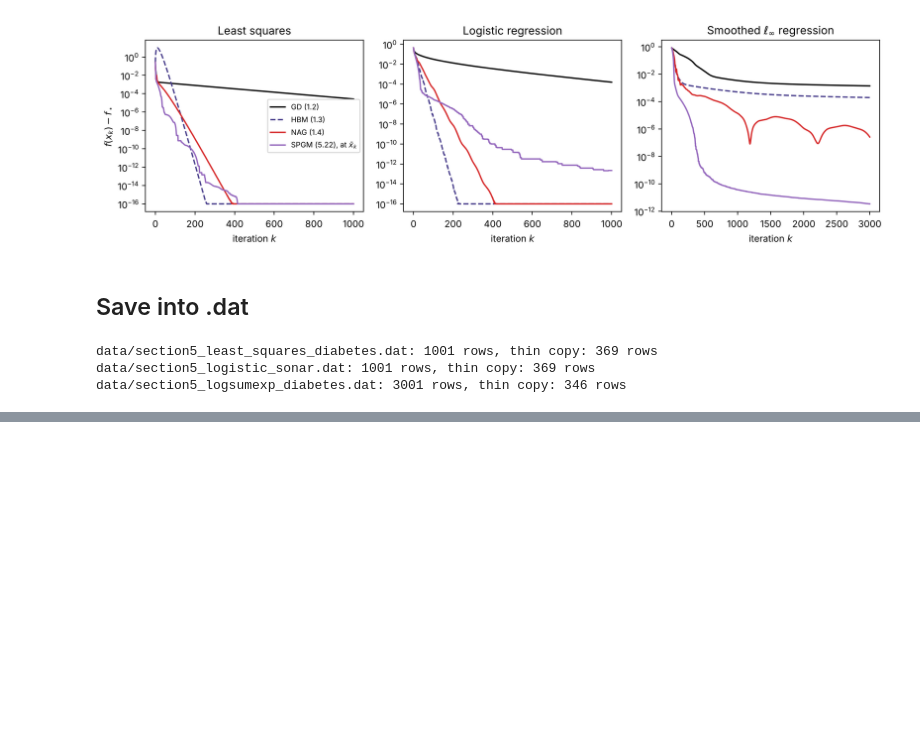
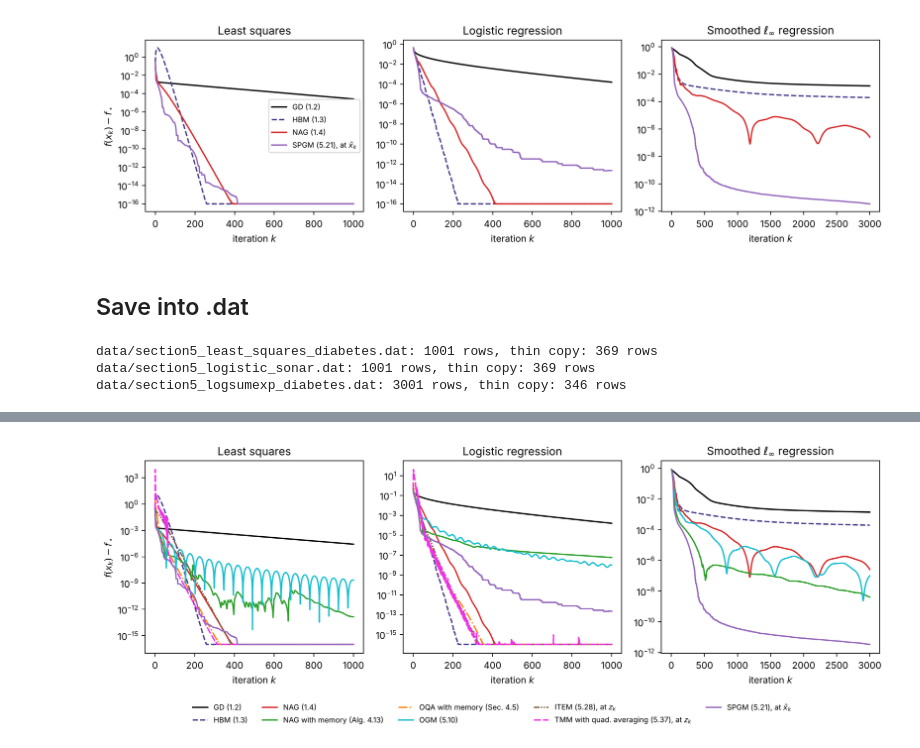
Before and after one commit to AccelerationMethods/Acta-Acceleration, a Jupyter notebook: Section5_experiments.ipynb, the cells around one changed output, grey strips where cells are left out. Cells and saved outputs as stored; diff of their text form; code cells hidden in the pictures; blank space fills up the shorter version.

```diff
--- a/Section5_experiments.ipynb
+++ b/Section5_experiments.ipynb
@@ -218,5 +218,6 @@ values = run_methods(f, grad, np.zeros(d), L, m, n_iter=N)
 values["SPGM"], weights = spgm(f, grad, np.zeros(d), L, n_iter=N)
 report("SPGM", values["SPGM"] - f_star, weights, ogm_weights(N), L * x_star @ x_star / 2)
 gaps_ls = {name: v - f_star for name, v in values.items()}
+problem_ls = dict(f=f, grad=grad, L=L, m=m, x_star=x_star, f_star=f_star, N=N)
 # %% [output]
 L = 4.02, m = 0.00856, kappa = 470, f_star = 0.241126
@@ -254,6 +255,7 @@ values = run_methods(f, grad, np.zeros(d), L, m, n_iter=N)
 values["SPGM"], weights = spgm(f, grad, np.zeros(d), L, n_iter=N)
 report("SPGM", values["SPGM"] - f_star, weights, ogm_weights(N), L * x_star @ x_star / 2)
 gaps_logistic = {name: v - f_star for name, v in values.items()}
+problem_logistic = dict(f=f, grad=grad, L=L, m=m, x_star=x_star, f_star=f_star, N=N)
 # %% [output]
   Newton: 7 iterations, |grad f(x*)| = 1.4e-11
 L = 3.06, m = 0.00481, kappa = 636, f_star = 0.262018
@@ -292,6 +294,7 @@ values = run_methods(f, grad, np.zeros(d), L, m, n_iter=N)
 values["SPGM"], weights = spgm(f, grad, np.zeros(d), L, n_iter=N)
 report("SPGM", values["SPGM"] - f_star, weights, ogm_weights(N), L * x_star @ x_star / 2, k=1000)
 gaps_linf = {name: v - f_star for name, v in values.items()}
+problem_linf = dict(f=f, grad=grad, L=L, m=m, x_star=x_star, f_star=f_star, N=N)
 # %% [output]
   Newton: 20 iterations, |grad f(x*)| = 3.0e-12
 L = 2489, m = 0, smoothing error tau log(2n) = 0.136, f_star = 1.677366
@@ -312,7 +315,7 @@ styles = {
     "GD": dict(color="black", label="GD (1.2)"),
     "HBM": dict(color="darkslateblue", linestyle="--", label="HBM (1.3)"),
     "NAG": dict(color="tab:red", label="NAG (1.4)"),
-    "SPGM": dict(color="tab:purple", label=r"SPGM (5.22), at $\bar x_k$"),
+    "SPGM": dict(color="tab:purple", label=r"SPGM (5.21), at $\tilde x_k$"),
 }
 
 fig, axes = plt.subplots(1, 3, figsize=(12, 3.6))
@@ -361,0 +656,32 @@ data/section5_logsumexp_diabetes.dat: 3001 rows, thin copy: 346 rows
+# %%
+panels = {
+    "Least squares": comparison_ls,
+    "Logistic regression": comparison_logistic,
+    r"Smoothed $\ell_\infty$ regression": comparison_linf,
+}
+styles = {
+    "GD": dict(color="black", label="GD (1.2)"),
+    "HBM": dict(color="darkslateblue", linestyle="--", label="HBM (1.3)"),
+    "NAG": dict(color="tab:red", label="NAG (1.4)"),
+    "NAG-mem": dict(color="tab:green", label="NAG with memory (Alg. 4.13)"),
+    "OQA-mem": dict(color="tab:orange", linestyle="-.", label="OQA with memory (Sec. 4.5)"),
+    "OGM": dict(color="tab:cyan", label="OGM (5.10)"),
+    "ITEM": dict(color="#7a5c3e", linestyle=(0, (4, 1, 1, 1, 1, 1)), label=r"ITEM (5.28), at $z_k$"),
+    "TMM-QA": dict(color="#f032e6", linestyle=(0, (5, 1.5)), label=r"TMM with quad. averaging (5.37), at $z_k$"),
+    "SPGM": dict(color="tab:purple", label=r"SPGM (5.21), at $\tilde x_k$"),
+}
+
+fig, axes = plt.subplots(1, 3, figsize=(12, 4.4))
+for ax, (title, gaps) in zip(axes, panels.items()):
+    for name, style in styles.items():
+        if name in gaps:
+            ax.semilogy(np.maximum(gaps[name], 1e-16), **style)
+    ax.set_title(title)
+    ax.set_xlabel("iteration $k$")
+axes[0].set_ylabel(r"$f(x_k) - f_\star$")
+fig.legend(*axes[0].get_legend_handles_labels(), loc="lower center", ncol=5, fontsize=8, frameon=False)
+fig.tight_layout(rect=(0, 0.11, 1, 1))
+# fig.savefig("fig_section5_comparison.pdf")
+plt.show()
+# %% [output]
+[figure, added]
```
Also changed, not shown: parts of 18 cells of this notebook.
